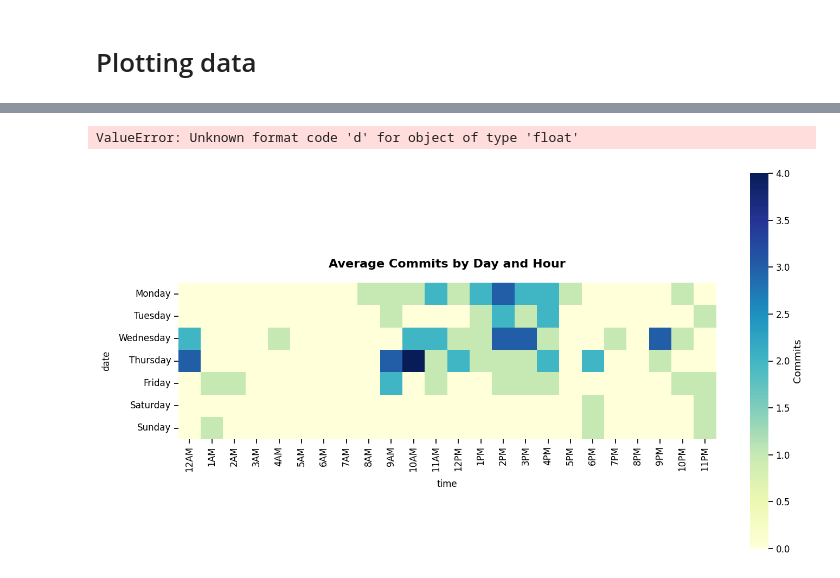
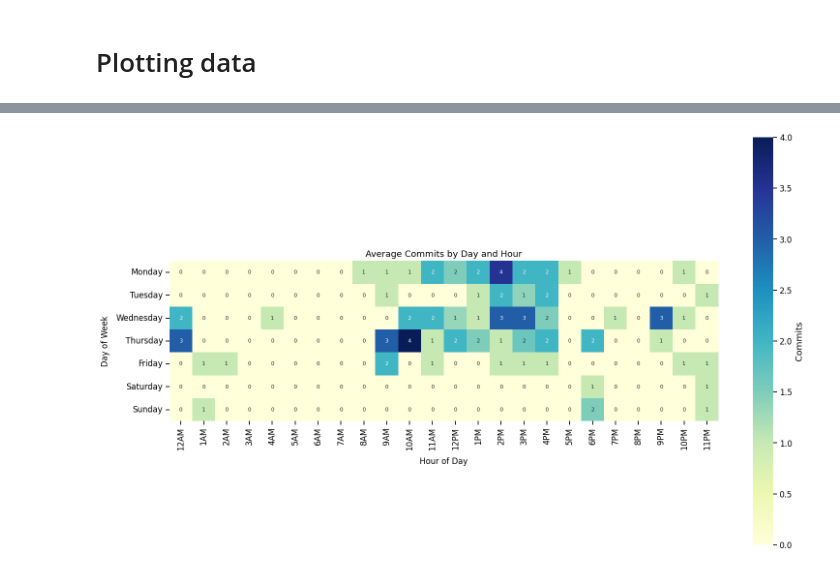
Before and after one commit to Cris2907/git-heatmap, a Jupyter notebook: heatmap_dev.ipynb, the cells around one changed output, grey strips where cells are left out. Drawn from its saved outputs; the diff is of its cells as text; code cells hidden in the pictures.

```diff
--- a/heatmap_dev.ipynb
+++ b/heatmap_dev.ipynb
@@ -99,35 +112,33 @@ commits = commits.pivot(index='date', columns='time', values='avg_commits').fill
 import matplotlib.pyplot as plt
 import seaborn as sns
 sns.set_context("notebook", font_scale=1.1)  # Options: paper, notebook, talk, poster
 
 plt.figure(figsize=(16, 9))  # Play with width/height to get the size you like
 
 
 plt.title('Average Commits by Day and Hour', fontsize=16, weight='bold', pad=20)
 plt.xlabel('Hour of Day', fontsize=12, labelpad=10)
 plt.ylabel('Day of Week', fontsize=12, labelpad=10)
-annot = commits.where(commits > 0)
 
 sns.heatmap(
     commits,
-    annot=annot,
-    fmt="d",
+    annot=True,
+    fmt=".0f",
     cmap="YlGnBu",
     linewidths=0.5,
     linecolor='none',
     cbar=True,
     square=True,
     xticklabels=True,
     yticklabels=True,
     annot_kws={"size": 8},
     cbar_kws={'label': 'Commits'}
 ).set(title='Average Commits by Day and Hour', xlabel='Hour of Day', ylabel='Day of Week')
 
 
 
 plt.tight_layout()
 plt.savefig('commit_heatmap.png', dpi=300, bbox_inches='tight')
 plt.show()
 # %% [output]
-ValueError: Unknown format code 'd' for object of type 'float'
-[figure, old version]
+[figure, new version]
```
Also changed, not shown: parts of 1 cell of this notebook, 1 other file.
